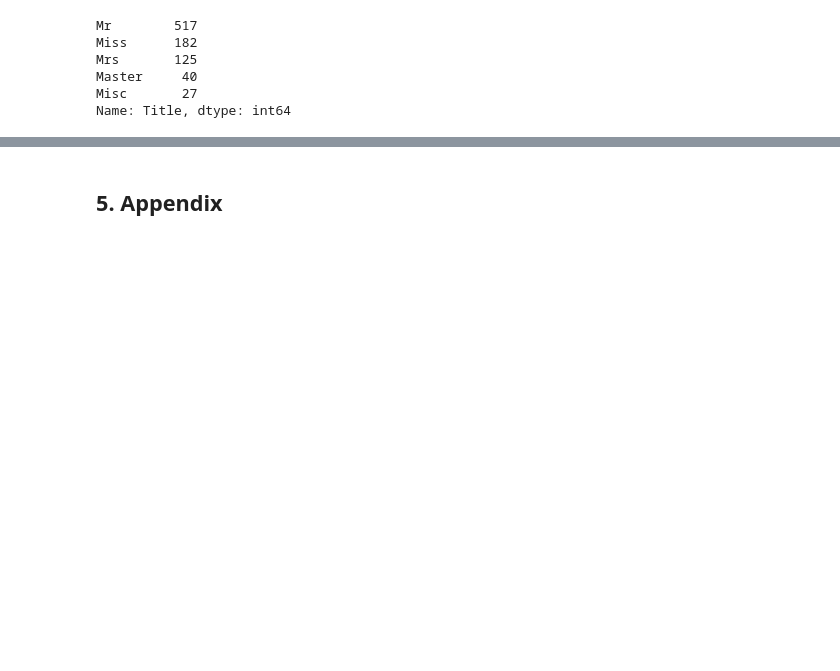
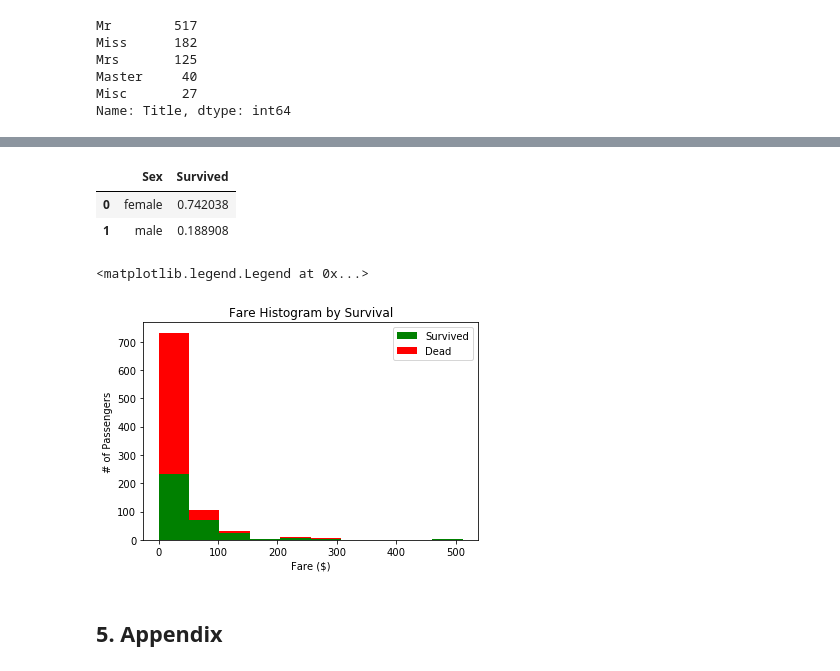
Before and after one commit to GoldenRaven/MachineLearning_notebook, a Jupyter notebook: 03_classification.ipynb, the cells around one changed output, grey strips where cells are left out. Cells and saved outputs as stored; diff of their text form; code cells hidden in the pictures; blank space fills up the shorter version.

```diff
--- a/03_classification.ipynb
+++ b/03_classification.ipynb
@@ -1021,3 +1049,19 @@ dataset['
+# %%
+train[['Sex', 'Survived']].groupby('Sex',as_index=False).mean()
+# %% [output]
+|  | Sex | Survived |
+| 0 | female | 0.742038 |
+| 1 | male | 0.188908 |
+# %%
+plt.hist(x = [train[train['Survived']==1]['Fare'], train[train['Survived']==0]['Fare']],
+         stacked=True, color = ['g','r'],label = ['Survived','Dead'])
+plt.title('Fare Histogram by Survival')
+plt.xlabel('Fare ($)')
+plt.ylabel('# of Passengers')
+plt.legend()
+# %% [output]
+<matplotlib.legend.Legend at 0x...>
+[figure, added]
 # %% [markdown]
 ## 5. Appendix
 # %% [markdown]
```
Also changed, not shown: parts of 5 cells of this notebook, 2 other files.
